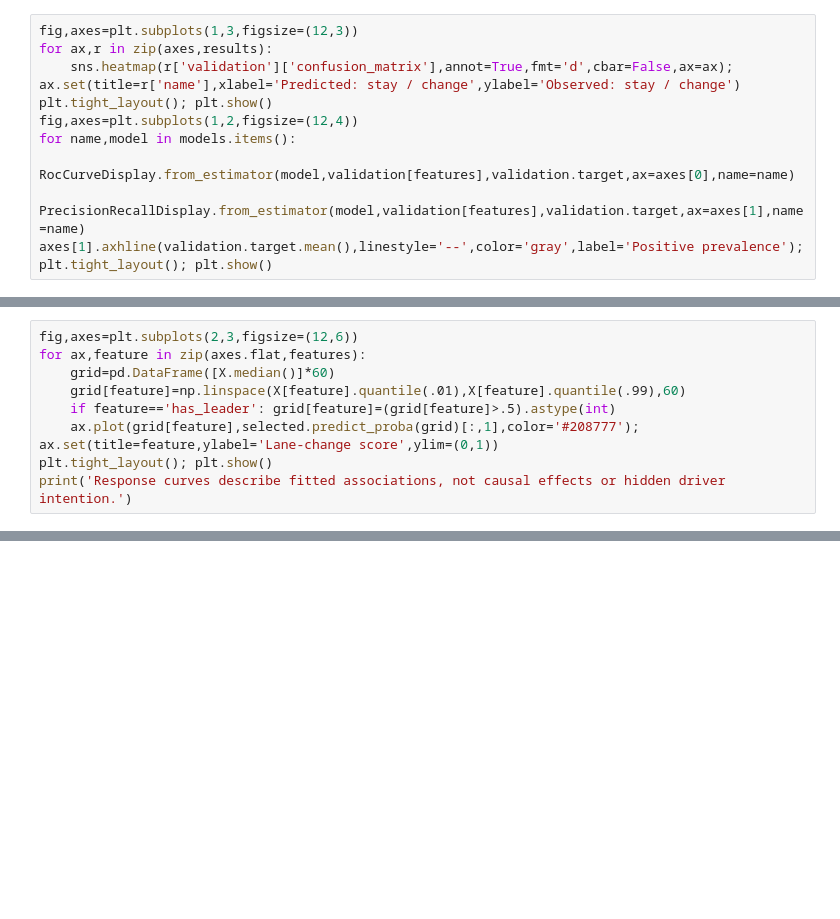
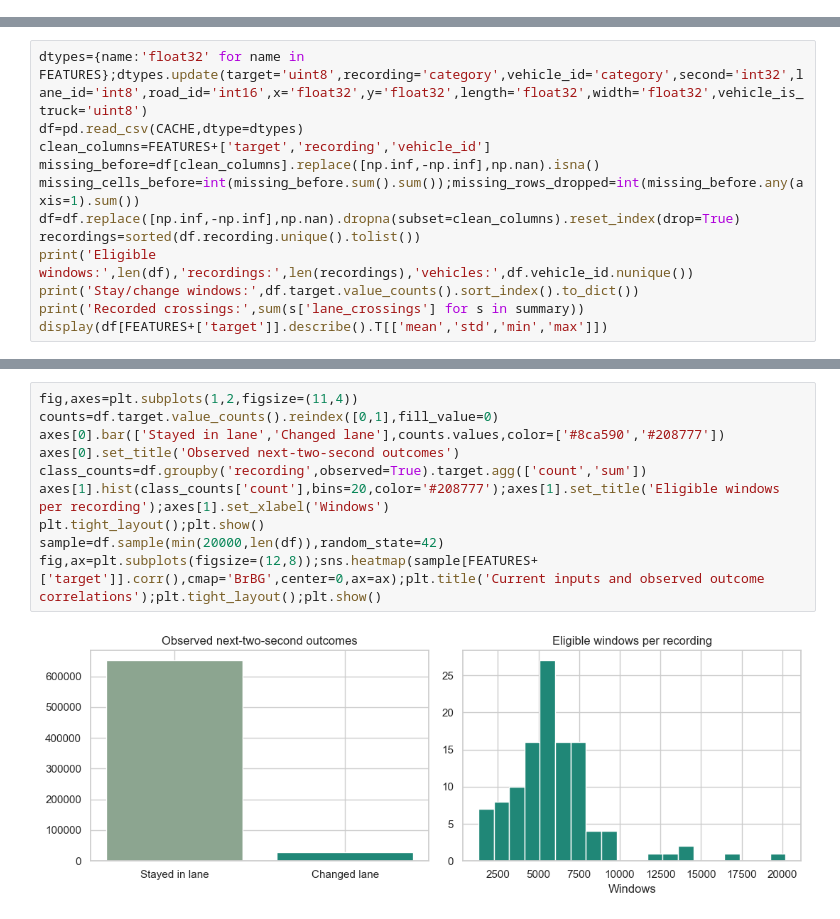
Before and after one commit to DoctorDictator/CSE3141-Predictive-Analytics, a Jupyter notebook: notebooks/NearMiss.ipynb, the cells around one changed output, grey strips where cells are left out. Drawn from its saved outputs; the diff is of its cells as text; blank space fills up the shorter version.

Commit message:
feat: migrate NearMiss to Automatum lane-change prediction

```diff
--- a/notebooks/NearMiss.ipynb
+++ b/notebooks/NearMiss.ipynb
@@ -260,10 +0,0 @@ Large gaps suggest overfitting or distribution shift. Close scores do not establ
-# %%
-fig,axes=plt.subplots(1,3,figsize=(12,3))
-for ax,r in zip(axes,results):
-    sns.heatmap(r['validation']['confusion_matrix'],annot=True,fmt='d',cbar=False,ax=ax); ax.set(title=r['name'],xlabel='Predicted: stay / change',ylabel='Observed: stay / change')
-plt.tight_layout(); plt.show()
-fig,axes=plt.subplots(1,2,figsize=(12,4))
-for name,model in models.items():
-    RocCurveDisplay.from_estimator(model,validation[features],validation.target,ax=axes[0],name=name)
-    PrecisionRecallDisplay.from_estimator(model,validation[features],validation.target,ax=axes[1],name=name)
-axes[1].axhline(validation.target.mean(),linestyle='--',color='gray',label='Positive prevalence'); plt.tight_layout(); plt.show()
@@ -288,9 +0,0 @@ Baseline: {'name': 'Always stay in lane', 'accuracy': 0.99222695035461, 'precisi
-# %%
-fig,axes=plt.subplots(2,3,figsize=(12,6))
-for ax,feature in zip(axes.flat,features):
-    grid=pd.DataFrame([X.median()]*60)
-    grid[feature]=np.linspace(X[feature].quantile(.01),X[feature].quantile(.99),60)
-    if feature=='has_leader': grid[feature]=(grid[feature]>.5).astype(int)
-    ax.plot(grid[feature],selected.predict_proba(grid)[:,1],color='#208777'); ax.set(title=feature,ylabel='Lane-change score',ylim=(0,1))
-plt.tight_layout(); plt.show()
-print('Response curves describe fitted associations, not causal effects or hidden driver intention.')
@@ -372,0 +228,12 @@ The model estimates observed behavior, not verified accidents, safe maneuvers or
+# %%
+dtypes={name:'float32' for name in FEATURES};dtypes.update(target='uint8',recording='category',vehicle_id='category',second='int32',lane_id='int8',road_id='int16',x='float32',y='float32',length='float32',width='float32',vehicle_is_truck='uint8')
+df=pd.read_csv(CACHE,dtype=dtypes)
+clean_columns=FEATURES+['target','recording','vehicle_id']
+missing_before=df[clean_columns].replace([np.inf,-np.inf],np.nan).isna()
+missing_cells_before=int(missing_before.sum().sum());missing_rows_dropped=int(missing_before.any(axis=1).sum())
+df=df.replace([np.inf,-np.inf],np.nan).dropna(subset=clean_columns).reset_index(drop=True)
+recordings=sorted(df.recording.unique().tolist())
+print('Eligible windows:',len(df),'recordings:',len(recordings),'vehicles:',df.vehicle_id.nunique())
+print('Stay/change windows:',df.target.value_counts().sort_index().to_dict())
+print('Recorded crossings:',sum(s['lane_crossings'] for s in summary))
+display(df[FEATURES+['target']].describe().T[['mean','std','min','max']])
@@ -372,0 +261,12 @@ The model estimates observed behavior, not verified accidents, safe maneuvers or
+# %%
+fig,axes=plt.subplots(1,2,figsize=(11,4))
+counts=df.target.value_counts().reindex([0,1],fill_value=0)
+axes[0].bar(['Stayed in lane','Changed lane'],counts.values,color=['#8ca590','#208777'])
+axes[0].set_title('Observed next-two-second outcomes')
+class_counts=df.groupby('recording',observed=True).target.agg(['count','sum'])
+axes[1].hist(class_counts['count'],bins=20,color='#208777');axes[1].set_title('Eligible windows per recording');axes[1].set_xlabel('Windows')
+plt.tight_layout();plt.show()
+sample=df.sample(min(20000,len(df)),random_state=42)
+fig,ax=plt.subplots(figsize=(12,8));sns.heatmap(sample[FEATURES+['target']].corr(),cmap='BrBG',center=0,ax=ax);plt.title('Current inputs and observed outcome correlations');plt.tight_layout();plt.show()
+# %% [output]
+[figure, added]
```
Also changed, not shown: parts of 55 cells of this notebook, 28 other files.
